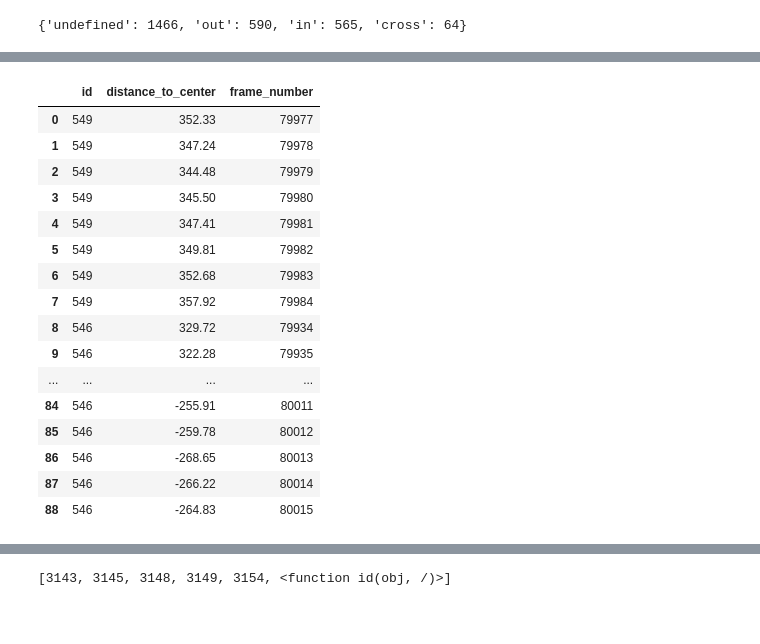
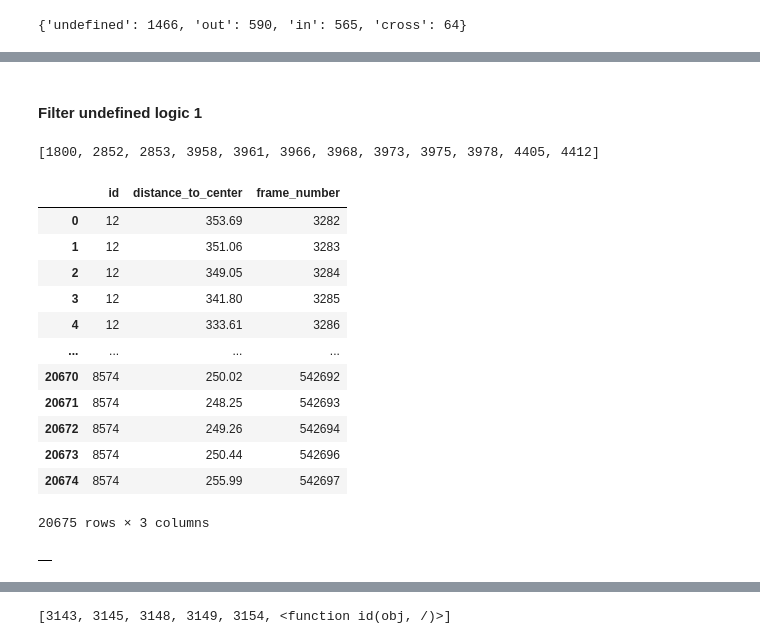
Before and after one commit to dunz21/yolov7-tracker, a Jupyter notebook: none_analysis.ipynb, the cells around one changed output, grey strips where cells are left out. Saved outputs shown, nothing was run; the diff lists cells and outputs as text; code cells hidden in the pictures; blank space fills up the shorter version.

```diff
--- a/none_analysis.ipynb
+++ b/none_analysis.ipynb
@@ -166,20 +164,51 @@ plot_path = create_plot(bbox2,primary_id, ids_overlap)
-# %%
-bbox2
-# %% [output]
-|  | id | distance_to_center | frame_number |
-| 0 | 549 | 352.33 | 79977 |
-| 1 | 549 | 347.24 | 79978 |
-| 2 | 549 | 344.48 | 79979 |
-| 3 | 549 | 345.50 | 79980 |
-| 4 | 549 | 347.41 | 79981 |
-| 5 | 549 | 349.81 | 79982 |
-| 6 | 549 | 352.68 | 79983 |
-| 7 | 549 | 357.92 | 79984 |
-| 8 | 546 | 329.72 | 79934 |
-| 9 | 546 | 322.28 | 79935 |
-| ... | ... | ... | ... |
-| 84 | 546 | -255.91 | 80011 |
-| 85 | 546 | -259.78 | 80012 |
-| 86 | 546 | -268.65 | 80013 |
-| 87 | 546 | -266.22 | 80014 |
-| 88 | 546 | -264.83 | 80015 |
+# %% [markdown]
+#### Filter undefined logic 1
+# %%
+ids_overlap_total = overlap_results[overlap_results['count'] == 1]['id_overlap'].unique().tolist()
+#ids_overlap_total = [12,13]
+
+query = 'SELECT id, distance_to_center, frame_number FROM bbox_raw WHERE id IN ({})'.format(', '.join(['?']*len(ids_overlap_total)))
+
+def remove_outliers(df):
+    Q1 = df['distance_to_center'].quantile(0.25)
+    Q3 = df['distance_to_center'].quantile(0.75)
+    IQR = Q3 - Q1
+    lower_bound = Q1 - 1.5 * IQR
+    upper_bound = Q3 + 1.5 * IQR
+    return df[(df['distance_to_center'] >= lower_bound) & (df['distance_to_center'] <= upper_bound)]
+
+# Apply the function to each group of IDs and combine the results back into a single DataFrame
+
+
+
+bbox_overlap = pd.read_sql(query, conn, params=ids_overlap_total)
+bbox_overlap = bbox_overlap.groupby('id').apply(remove_outliers).reset_index(drop=True)
+
+df = bbox_overlap.sort_values(by=['id', 'frame_number'])
+df['previous_distance_to_center'] = df.groupby('id')['distance_to_center'].shift(1)
+crosses_zero = df.apply(lambda row: (row['distance_to_center'] < 0 < row['previous_distance_to_center']) or (row['distance_to_center'] > 0 > row['previous_distance_to_center']), axis=1)
+ids_crossing_zero = df[crosses_zero]['id'].unique()
+
+overlap_results[overlap_results['id_overlap'].isin(ids_crossing_zero)]['id'].unique().tolist()
+# %% [output]
+[1800, 2852, 2853, 3958, 3961, 3966, 3968, 3973, 3975, 3978, 4405, 4412]
+# %%
+bbox_overlap
+# %% [output]
+|  | id | distance_to_center | frame_number |
+| 0 | 12 | 353.69 | 3282 |
+| 1 | 12 | 351.06 | 3283 |
+| 2 | 12 | 349.05 | 3284 |
+| 3 | 12 | 341.80 | 3285 |
+| 4 | 12 | 333.61 | 3286 |
+| ... | ... | ... | ... |
+| 20670 | 8574 | 250.02 | 542692 |
+| 20671 | 8574 | 248.25 | 542693 |
+| 20672 | 8574 | 249.26 | 542694 |
+| 20673 | 8574 | 250.44 | 542696 |
+| 20674 | 8574 | 255.99 | 542697 |
+20675 rows × 3 columns
+# %%
+df[crosses_zero]
+# %% [output]
+|  |
```
Also changed, not shown: parts of 4 cells of this notebook.
